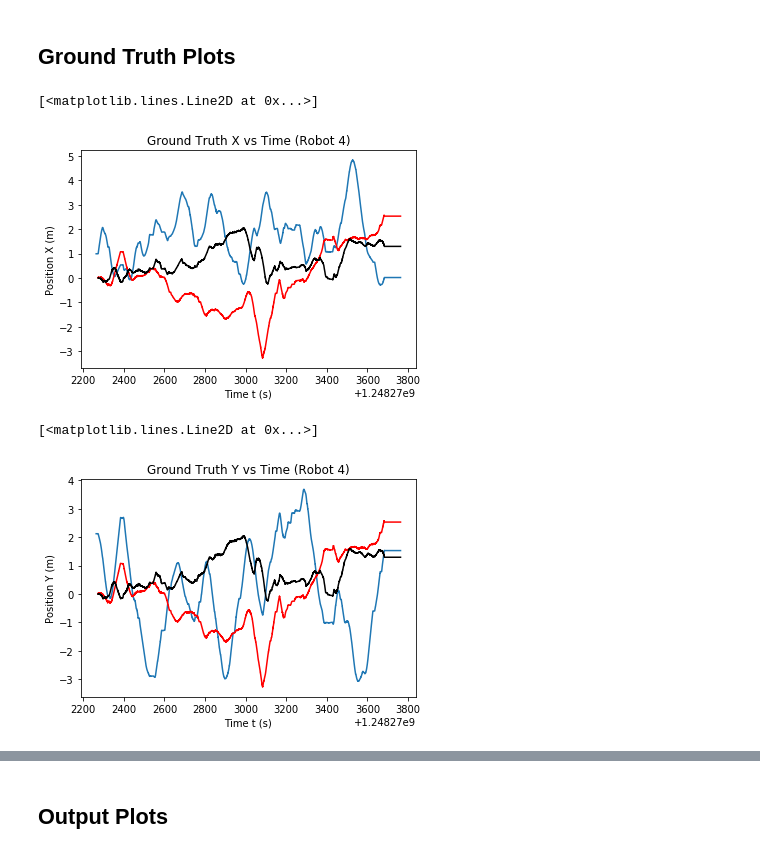
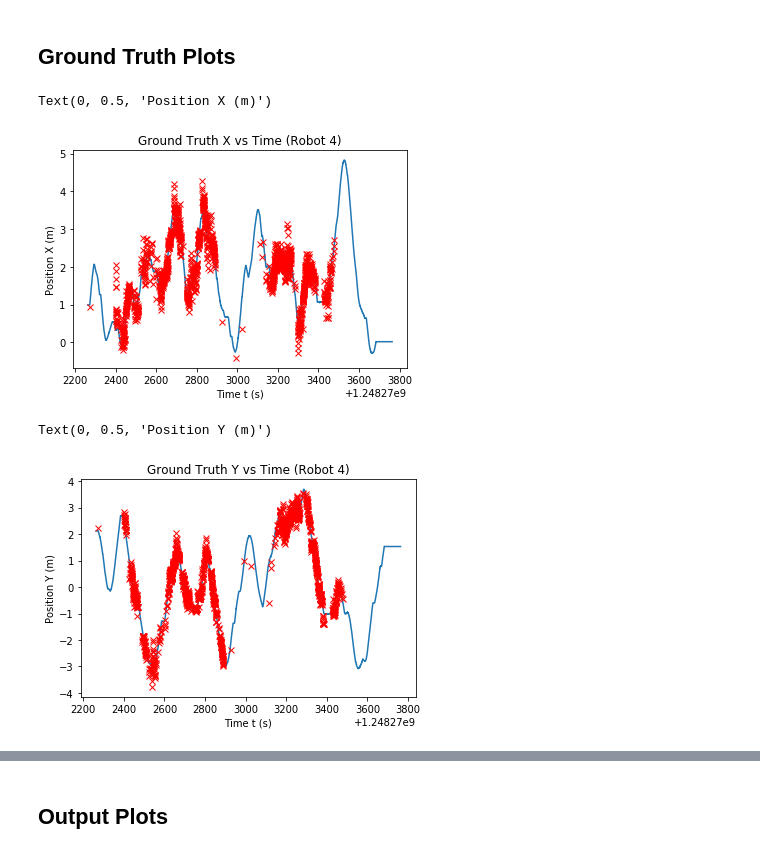
Before and after one commit to clylau/E205_Final_Project, a Jupyter notebook: Final_Project_Code.ipynb, the cells around one changed output, grey strips where cells are left out. Drawn from its saved outputs; the diff is of its cells as text; code cells hidden in the pictures.

Commit message:
fixed state estimator

```diff
--- a/Final_Project_Code.ipynb
+++ b/Final_Project_Code.ipynb
@@ -307,10 +308,12 @@ def correctionStep(x_bar_t, sigma_x_bar_t, Z_t, sigma_z_t):
 #     print("Z_t: ", Z_t.shape)
 #     print("pred_meas: ", pred_meas.shape)
 
+    inter = Z_t - pred_meas
+    inter[2] = wrap_to_pi((Z_t - pred_meas)[2])
 
-    #x_t = x_bar_t + K_t@(Z_t - pred_meas)
-    x_t = x_bar_t + K_t@(pred_meas - pred_meas)
-    x_t[2] = wrap_to_pi(x_bar_t[2] + (K_t@(pred_meas - pred_meas))[2]) #fix angle?
+    x_t = x_bar_t + K_t@(inter)
+    #x_t = x_bar_t + K_t@(pred_meas - pred_meas)
+    x_t[2] = wrap_to_pi(x_bar_t[2] + (K_t@(inter))[2]) #fix angle?
 
     sigma_x_t = (np.identity(len(x_t)) - K_t@H_t)@sigma_x_bar_t
 
@@ -477,6 +520,7 @@ def convertMeasurements(robotMeasurements, robotStates, predictionTimes, robotId
 
     Zx = 0
     Zy = 0
+    Zt = measurements[-1][4]
     for i in range(numMeasurements):
 
         #retrieve the state estimate of x, y for the measured entity
@@ -486,6 +530,7 @@ def convertMeasurements(robotMeasurements, robotStates, predictionTimes, robotId
             subject = subject - 1 # ROBOT IS ZERO INDEXED
             measX = robotStates[subject][0]
             measY = robotStates[subject][1]
+
         else:
             measX, measY, _, _ = landmark_dictionary[subject]
 
@@ -505,7 +550,7 @@ def convertMeasurements(robotMeasurements, robotStates, predictionTimes, robotId
     #TODO: put in measurement at start, check that return value makes sense
     #todo: check signs
 
-    return np.array([Zx, Zy])
+    return np.array([Zx, Zy, Zt])
 # %%
 measX = 5.70928255
 measY = 4.96404466
@@ -549,7 +594,7 @@ def getSigmaU(robot):
 def getSigmaZ(robot):
     """
     """
-    sigma = np.eye(2)*0.1
+    sigma = np.eye(3)*0.1
     return sigma
 # %%
 def getError(robot_gt, robot_est, robot_ts):
@@ -745,4 +777,4 @@ def main(odoTS, odoTSLen, barcode_dictionary, landmark_dictionary, gt_dictionary
 # %%
-states, covars, est_times, measuredCorrections = main(odoTS, odoTSLen, barcode_dictionary, landmark_dictionary, gt_dictionary)
+states, covars, est_times, measuredCorrections, meas_log = main(odoTS, odoTSLen, barcode_dictionary, landmark_dictionary, gt_dictionary)
 # %% [output]
 5874
@@ -912,20 +947,22 @@ gt5 = robot5_gt.to_numpy()
 # %%
 plt.plot(gt4[:, 0], gt4[:, 1]) #plot x vs t
+plt.plot([item[0] for item in meas_log[3]], [item[1] for item in meas_log[3]], "rx")
 plt.title("Ground Truth X vs Time (Robot 4)")
 plt.xlabel("Time t (s)")
 plt.ylabel("Position X (m)")
-plt.plot(est_times[3], r4_x, "r")
-plt.plot(est_times[3], r4_y, "k")
+# plt.plot(est_times[3], r4_x, "r")
+# plt.plot(est_times[3], r4_y, "k")
 # %% [output]
-[<matplotlib.lines.Line2D at 0x...>]
+Text(0, 0.5, 'Position X (m)')
-[figure, old version]
+[figure, new version]
 # %%
 plt.plot(gt4[:, 0], gt4[:, 2]) #plot y vs t
+plt.plot([item[0] for item in meas_log[3]], [item[2] for item in meas_log[3]], "rx")
 plt.title("Ground Truth Y vs Time (Robot 4)")
 plt.xlabel("Time t (s)")
 plt.ylabel("Position Y (m)")
-plt.plot(est_times[3], r4_x, "r")
-plt.plot(est_times[3], r4_y, "k")
+# plt.plot(est_times[3], r4_x, "r")
+# plt.plot(est_times[3], r4_y, "k")
 # %% [output]
-[<matplotlib.lines.Line2D at 0x...>]
+Text(0, 0.5, 'Position Y (m)')
-[figure, old version]
+[figure, new version]
```
Also changed, not shown: parts of 36 cells of this notebook.
